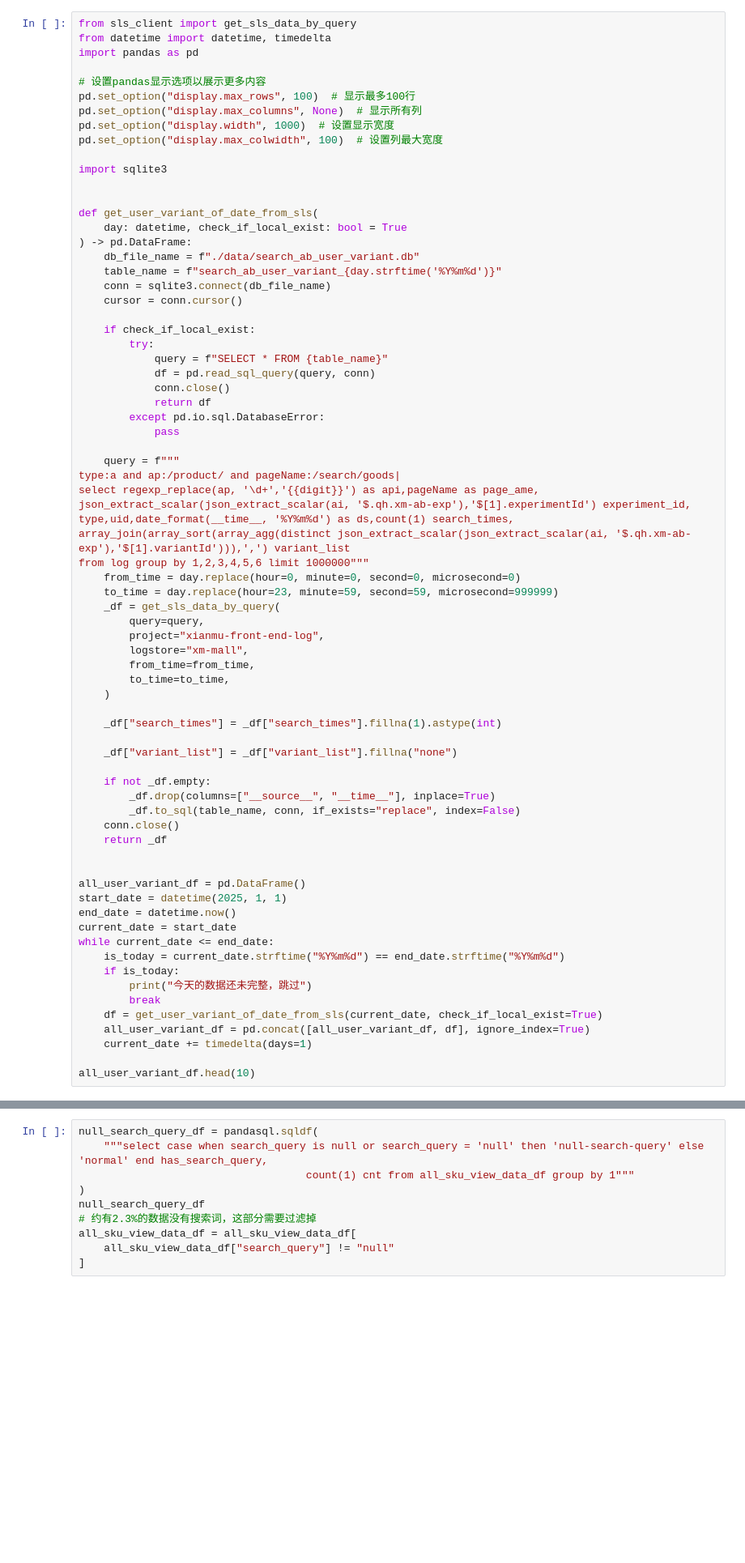
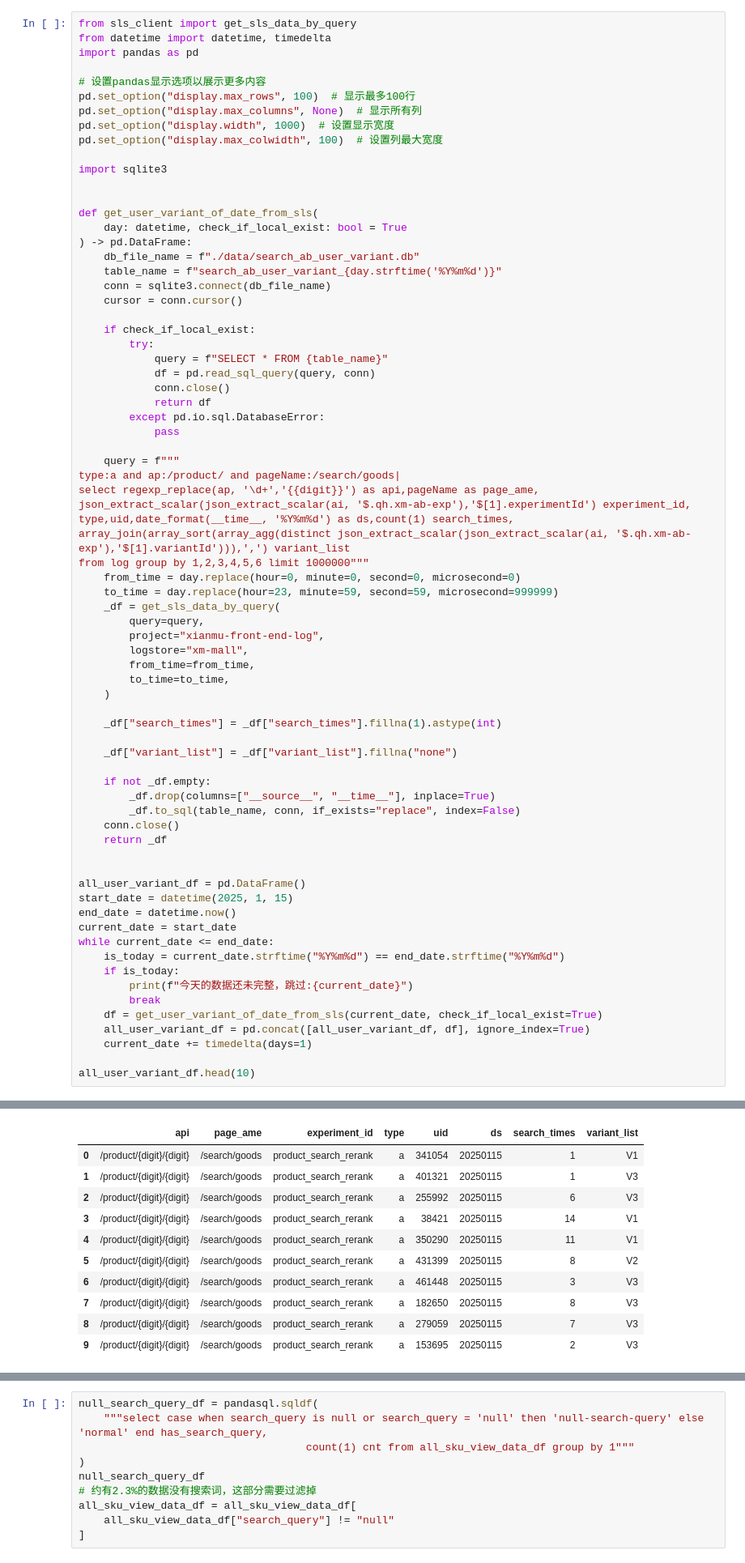
Before and after one commit to chrisptang/aliyun-devops, a Jupyter notebook: 类目预测搜索AB实验数据分析.ipynb, the cells around one changed output, grey strips where cells are left out. Shown: that part at 81% size. Cells and saved outputs as stored; diff of their text form; blank space fills up the shorter version.

Commit message:
using new date

```diff
--- a/类目预测搜索AB实验数据分析.ipynb
+++ b/类目预测搜索AB实验数据分析.ipynb
@@ -100,16 +135,17 @@ from log group by 1,2,3,4,5,6 limit 1000000"""
 
 
 all_user_variant_df = pd.DataFrame()
-start_date = datetime(2025, 1, 1)
+start_date = datetime(2025, 1, 15)
 end_date = datetime.now()
 current_date = start_date
 while current_date <= end_date:
     is_today = current_date.strftime("%Y%m%d") == end_date.strftime("%Y%m%d")
     if is_today:
-        print("今天的数据还未完整，跳过")
+        print(f"今天的数据还未完整，跳过:{current_date}")
         break
     df = get_user_variant_of_date_from_sls(current_date, check_if_local_exist=True)
     all_user_variant_df = pd.concat([all_user_variant_df, df], ignore_index=True)
     current_date += timedelta(days=1)
 
 all_user_variant_df.head(10)
+# %% [output]
@@ -116,3 +153,14 @@ all_user_variant_df.head(10)
+|  | api | page_ame | experiment_id | type | uid | ds | search_times | variant_list |
+| 0 | /product/{digit}/{digit} | /search/goods | product_search_rerank | a | 341054 | 20250115 | 1 | V1 |
+| 1 | /product/{digit}/{digit} | /search/goods | product_search_rerank | a | 401321 | 20250115 | 1 | V3 |
+| 2 | /product/{digit}/{digit} | /search/goods | product_search_rerank | a | 255992 | 20250115 | 6 | V3 |
+| 3 | /product/{digit}/{digit} | /search/goods | product_search_rerank | a | 38421 | 20250115 | 14 | V1 |
+| 4 | /product/{digit}/{digit} | /search/goods | product_search_rerank | a | 350290 | 20250115 | 11 | V1 |
+| 5 | /product/{digit}/{digit} | /search/goods | product_search_rerank | a | 431399 | 20250115 | 8 | V2 |
+| 6 | /product/{digit}/{digit} | /search/goods | product_search_rerank | a | 461448 | 20250115 | 3 | V3 |
+| 7 | /product/{digit}/{digit} | /search/goods | product_search_rerank | a | 182650 | 20250115 | 8 | V3 |
+| 8 | /product/{digit}/{digit} | /search/goods | product_search_rerank | a | 279059 | 20250115 | 7 | V3 |
+| 9 | /product/{digit}/{digit} | /search/goods | product_search_rerank | a | 153695 | 20250115 | 2 | V3 |
 # %%
 # idx:4,name:徐州奶油草莓 净重3-3.2斤/一级/单果10g+/板装,pid:goods,sku:5442468008,salePrice:69.5,pdid:702,stock:10000,ext:cross;idx:5,name:徐州奶油草莓 280G*1盒/一级/4*6/ ,pid:goods,sku:5442468073,salePrice:16.5,pdid:702,stock:10000,ext:cross;idx:6,name:徐州奶油草莓 净重2.8-3斤/一级/单果10g+/ 10盒,pid:goods,sku:5442468518,salePrice:74.5,pdid:702,stock:10000,ext:cross
 
```
Also changed, not shown: parts of 13 cells of this notebook.
